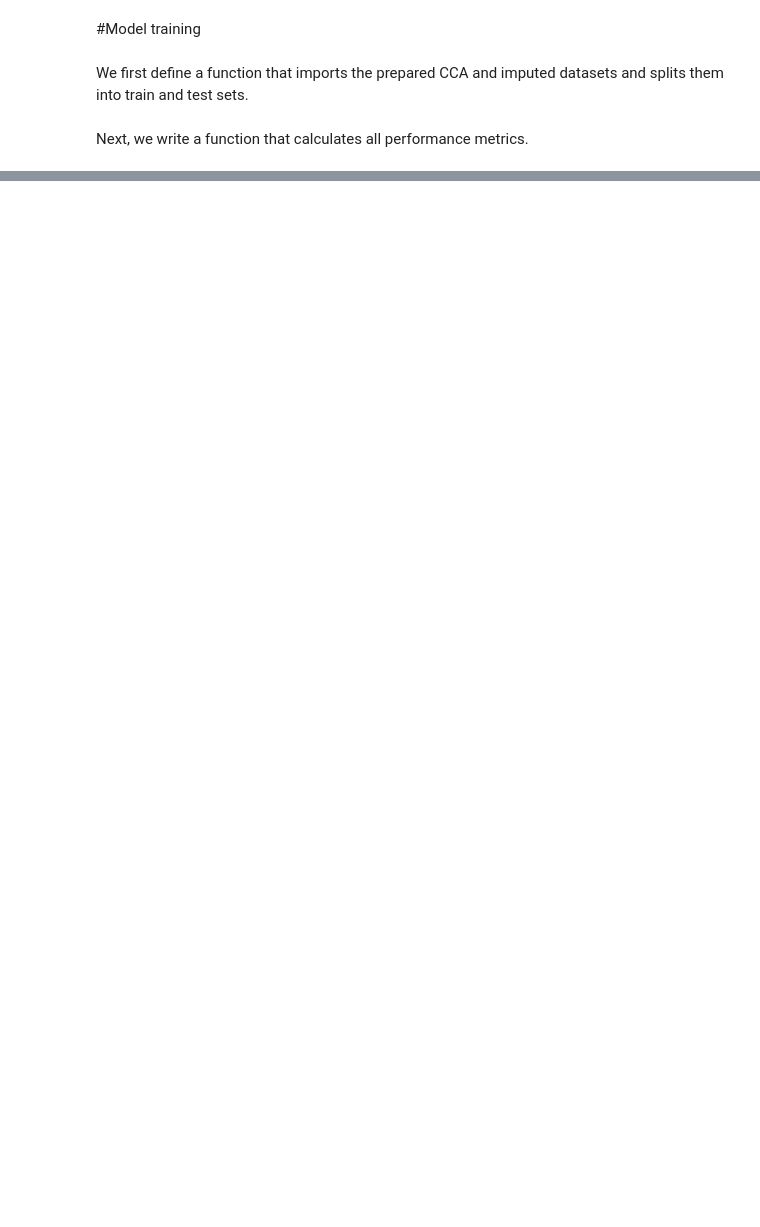
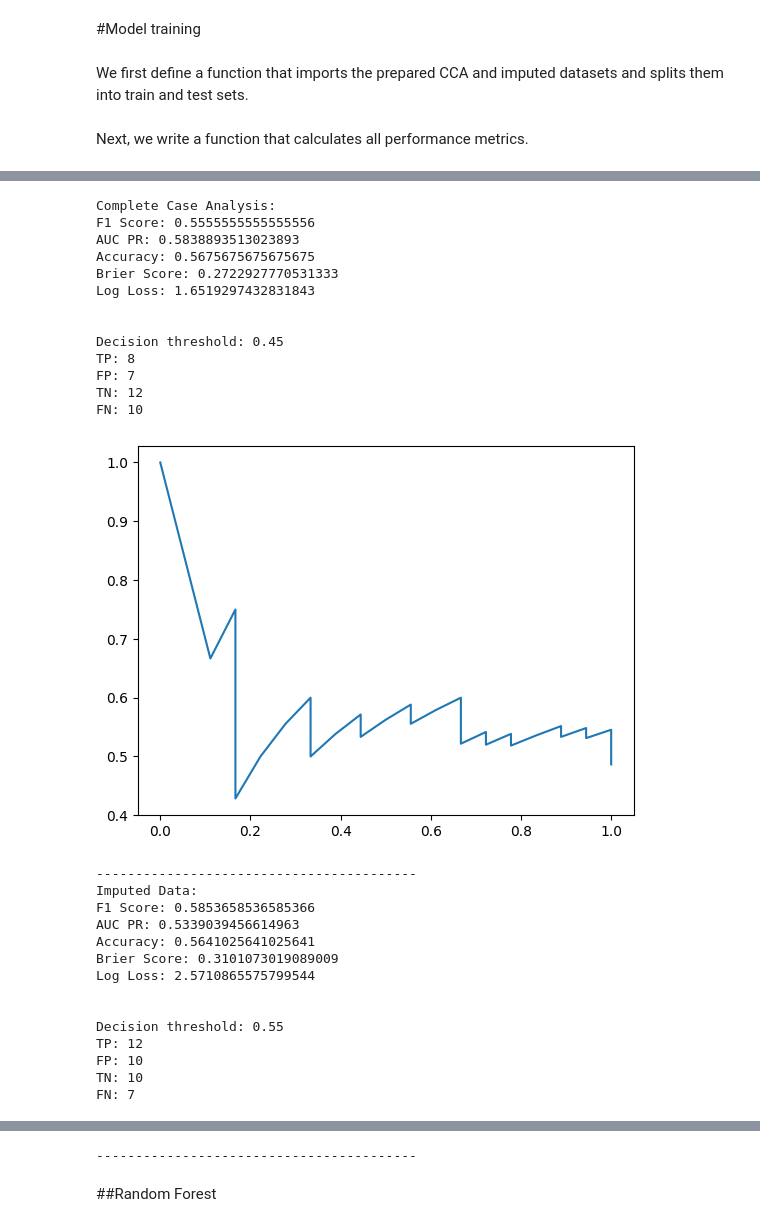
Before and after one commit to philipp-lampert/mymandible, a Jupyter notebook: data_science/05_model_training.ipynb, the cells around one changed output, grey strips where cells are left out. Cells and saved outputs as stored; diff of their text form; code cells hidden in the pictures; blank space fills up the shorter version.

```diff
--- a/data_science/05_model_training.ipynb
+++ b/data_science/05_model_training.ipynb
@@ -115,0 +135,50 @@ FN: 13
+# %%
+def knn(outcome, min_follow_up_days, neighbors):
+
+  from sklearn.neighbors import KNeighborsClassifier
+
+  x_train_cca, x_test_cca, y_train_cca, y_test_cca, x_train_imp, x_test_imp, y_train_imp, y_test_imp = cca_imp_train_test_splits(outcome, min_follow_up_days)
+
+  knn = KNeighborsClassifier(n_neighbors=neighbors, weights='distance')
+
+  knn_cca = knn.fit(x_train_cca, y_train_cca)
+  predictions_cca = knn_cca.predict_proba(x_test_cca)[:, 1]
+
+  knn_imp = knn.fit(x_train_imp, y_train_imp)
+  predictions_imp = knn_imp.predict_proba(x_test_imp)[:, 1]
+
+  print("Complete Case Analysis:")
+  metrics(predictions_cca, y_test_cca)
+  print("Imputed Data:")
+  metrics(predictions_imp, y_test_imp)
+# %%
+knn('soft_tissue_complication', min_follow_up_days=30, neighbors=5)
+# %% [output]
+Complete Case Analysis:
+F1 Score: 0.5555555555555556
+AUC PR: 0.5838893513023893
+Accuracy: 0.5675675675675675
+Brier Score: 0.2722927770531333
+Log Loss: 1.6519297432831843
+
+
+Decision threshold: 0.45
+TP: 8
+FP: 7
+TN: 12
+FN: 10
+[figure, added]
+-----------------------------------------
+Imputed Data:
+F1 Score: 0.5853658536585366
+AUC PR: 0.5339039456614963
+Accuracy: 0.5641025641025641
+Brier Score: 0.3101073019089009
+Log Loss: 2.5710865575799544
+
+
+Decision threshold: 0.55
+TP: 12
+FP: 10
+TN: 10
+FN: 7
@@ -115,0 +186,3 @@ FN: 13
+-----------------------------------------
+# %% [markdown]
+##Random Forest
```
Also changed, not shown: parts of 9 cells of this notebook.
